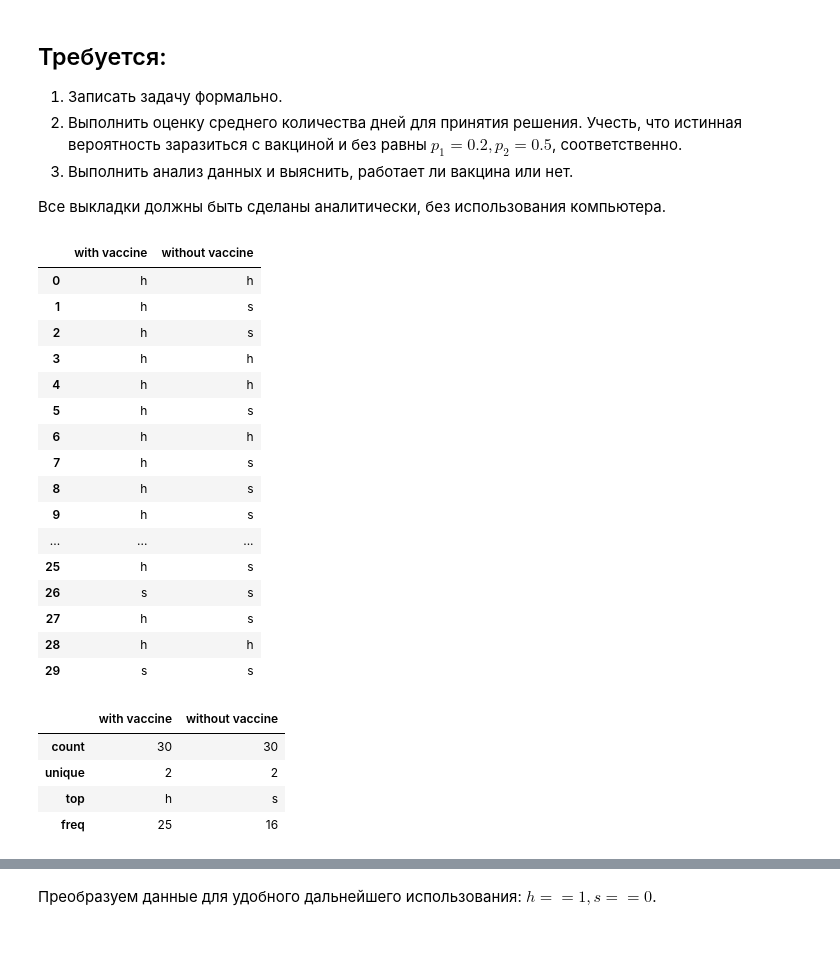
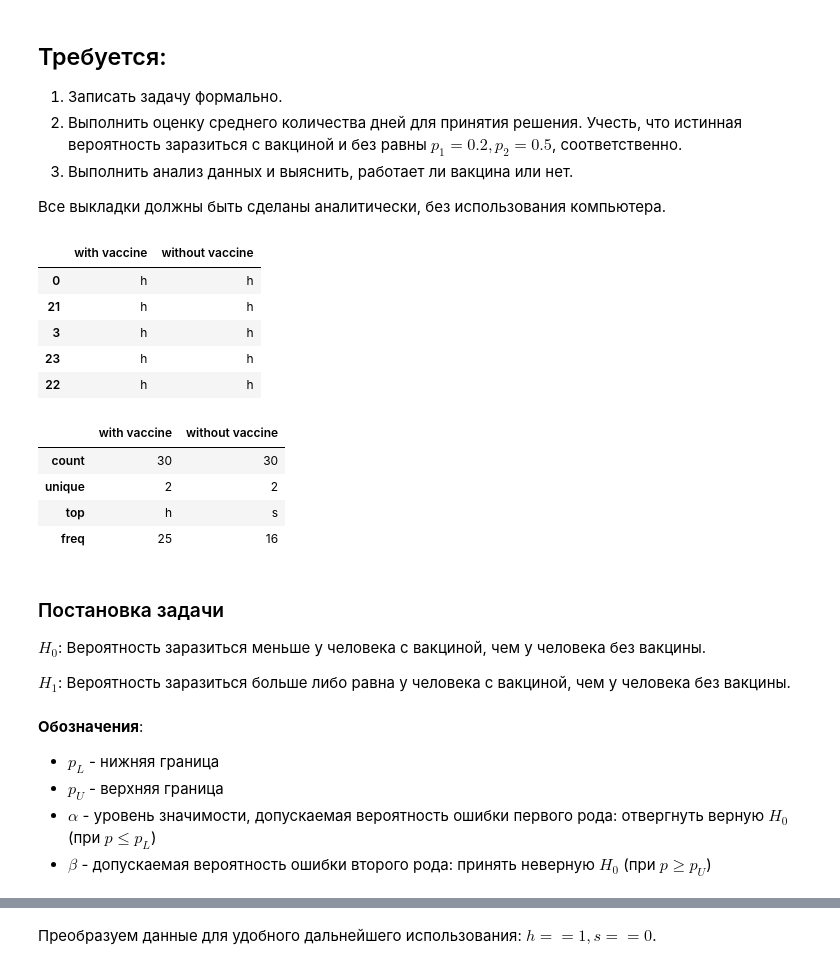
Before and after one commit to puchkovki/psad, a Jupyter notebook: labs/lab2/task2.ipynb, the cells around one changed output, grey strips where cells are left out. Cells and saved outputs as stored; diff of their text form; code cells hidden in the pictures; blank space fills up the shorter version.

```diff
--- a/labs/lab2/task2.ipynb
+++ b/labs/lab2/task2.ipynb
@@ -21,26 +21,15 @@
 # %%
 import pandas as pd
 
 data = pd.read_csv("data/2.1.csv")
-data
+data.sample(5)
 # %% [output]
 |  | with vaccine | without vaccine |
 | 0 | h | h |
-| 1 | h | s |
-| 2 | h | s |
+| 21 | h | h |
 | 3 | h | h |
-| 4 | h | h |
-| 5 | h | s |
-| 6 | h | h |
-| 7 | h | s |
-| 8 | h | s |
-| 9 | h | s |
-| ... | ... | ... |
-| 25 | h | s |
-| 26 | s | s |
-| 27 | h | s |
-| 28 | h | h |
-| 29 | s | s |
+| 23 | h | h |
+| 22 | h | h |
 # %%
 data.describe()
 # %% [output]
@@ -49,3 +38,15 @@ data.describe()
 | unique | 2 | 2 |
 | top | h | s |
 | freq | 25 | 16 |
+# %% [markdown]
+### Постановка задачи
+
+$H_0$: Вероятность заразиться меньше у человека с вакциной, чем у человека без вакцины.
+
+$H_1$: Вероятность заразиться больше либо равна у человека с вакциной, чем у человека без вакцины.
+# %% [markdown]
+**Обозначения**:
+- $p_L$ - нижняя граница
+- $p_U$ - верхняя граница
+- $\alpha$ - уровень значимости, допускаемая вероятность ошибки первого рода: отвергнуть верную $H_0$ (при $p \le p_L$)
+- $\beta$ - допускаемая вероятность ошибки второго рода: принять неверную $H_0$ (при $p \ge p_U$)
```
Also changed, not shown: parts of 11 cells of this notebook.
